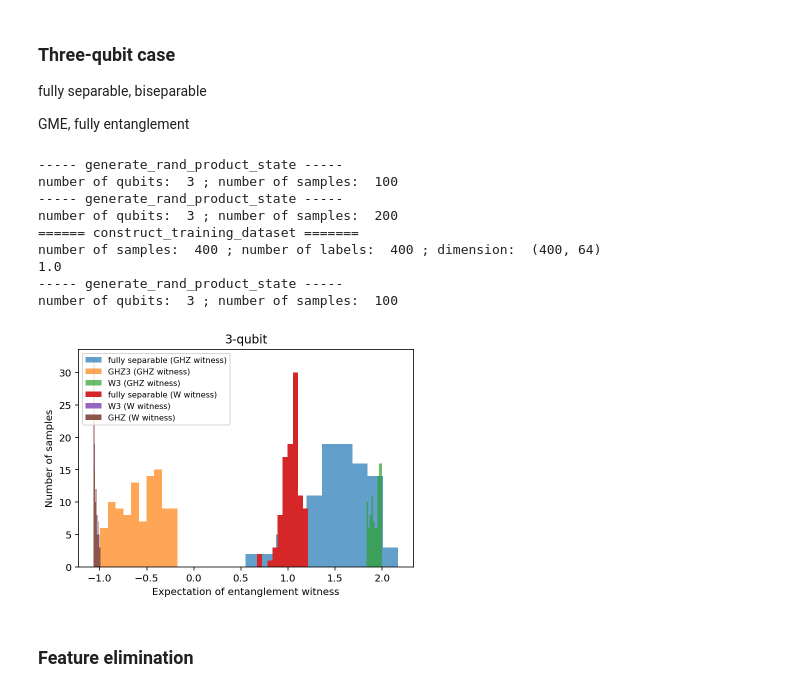
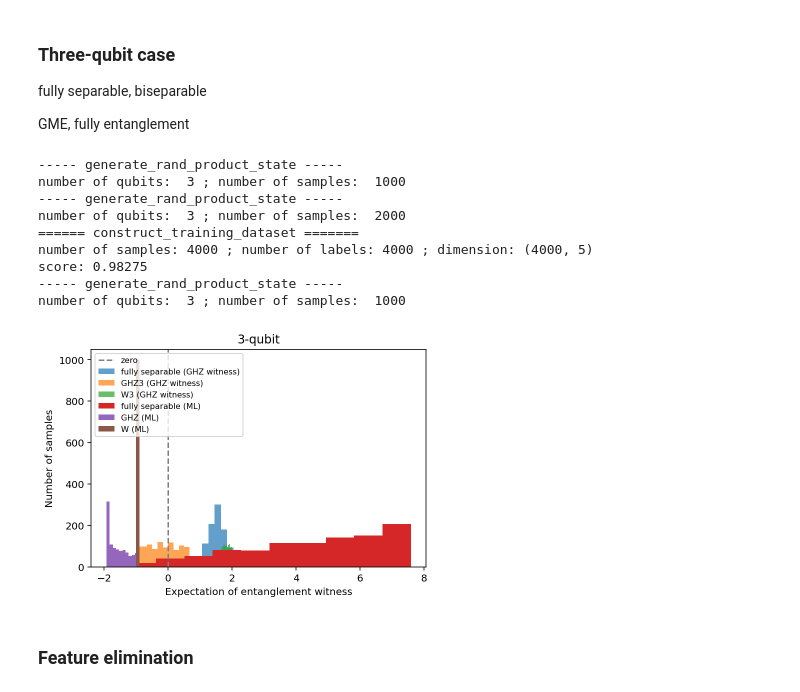
Before and after one commit to Jue-Xu/Entanglement-Witness, a Jupyter notebook: notebook/entangle.ipynb, the cells around one changed output. Drawn from its saved outputs; the diff is of its cells as text; code cells hidden in the pictures.

```diff
--- a/notebook/entangle.ipynb
+++ b/notebook/entangle.ipynb
@@ -518,16 +546,20 @@ fully separable, biseparable
 
 GME, fully entanglement
 # %%
-size_train = 100
-size_test = 100
+size_train = 1000
+size_test = 1000
+
+noise_limit = 2/3
+to_features = 5
 
 # three-qubit tomographic ansatz
 three_pauli = [tensor([a,b,c]) for a in pauli_operators for b in pauli_operators for c in pauli_operators]
+three_pauli = random.sample(three_pauli,to_features)
 
 ## generate training data
 # GHZ and W state samples with white noise
-ghz_3_density = generate_noisy_ghz_ensemble(n=3,m=size_train,noise_limit=1/3)
-w_3_density = generate_noisy_w_ensemble(n=3,m=size_train,noise_limit=1/3)
+ghz_3_density = generate_noisy_ghz_ensemble(n=3,m=size_train,noise_limit=noise_limit)
+w_3_density = generate_noisy_w_ensemble(n=3,m=size_train,noise_limit=noise_limit)
 
 
 # rigorous entanglement witness - local measurements
@@ -556,45 +588,47 @@ for test_set in [generate_rand_product_state(3,size_train), ghz_3_density, w_3_d
 input_states = [generate_rand_product_state(3, 2 * size_train), ghz_3_density, w_3_density]
 labels = [ [1 for i in range(2 * size_train)], [0 for i in range(size_train) ], [0 for i in range(size_train)] ]
 # print(labels)
-X, Y = construct_training_dataset(states=input_states,labels=labels,operators=three_pauli)
+X, y = construct_training_dataset(states=input_states,labels=labels,operators=three_pauli)
 # print(Y)
 clf = svm.SVC()
-clf.fit(X, Y)
-print(clf.score(X, Y))
+clf.fit(X, y)
+print('score:', clf.score(X, y))
 
 ##################### testing ########################
-ghz3_test = generate_noisy_ghz_ensemble(n=3,m=size_test,noise_limit=1/3)
-w3_test = generate_noisy_w_ensemble(n=3,m=size_test,noise_limit=1/3)
+ghz3_test = generate_noisy_ghz_ensemble(n=3,m=size_test,noise_limit=noise_limit)
+w3_test = generate_noisy_w_ensemble(n=3,m=size_test,noise_limit=noise_limit)
 test_dataset = [generate_rand_product_state(3, size_test), ghz3_test, w3_test]
 # test_1 = generate_two_qubit_random_pure_state_PPT(size_test)[1]
 for test_data in test_dataset:
     feature_test = [expect(three_pauli, state) for state in test_data]
     prediction_test = clf.predict(feature_test)
     # print(prediction_three_1)
     decision_test = clf.decision_function(feature_test)
     ax.hist(decision_test)
 
 ##################### plot ########################
+ax.axvline(0.0, ls="--", color="gray")
 # ax.text(4, 0.4, r'$$')
 ax.set_ylabel('Number of samples')
 # ax.set_ylabel(r'$ \tr (W \rho ) $')
 ax.set_xlabel('Expectation of entanglement witness')
 ax.set_title('3-qubit')
-ax.legend(('fully separable (GHZ witness)', 'GHZ3 (GHZ witness)', 'W3 (GHZ witness)', 'fully separable (W witness)','W3 (W witness)', 'GHZ (W witness)', 'fully separable (ML)', 'GHZ (ML)', 'W (ML)'), loc='upper left',prop ={'size': 8})
+ax.legend(('zero', 'fully separable (GHZ witness)', 'GHZ3 (GHZ witness)', 'W3 (GHZ witness)', 'fully separable (ML)', 'GHZ (ML)', 'W (ML)'), loc='upper left',prop ={'size': 8})
+# ax.legend(('zero', 'fully separable (GHZ witness)', 'GHZ3 (GHZ witness)', 'W3 (GHZ witness)', 'fully separable (W witness)','W3 (W witness)', 'GHZ (W witness)', 'fully separable (ML)', 'GHZ (ML)', 'W (ML)'), loc='upper left',prop ={'size': 8})
 
 # fig.show()
 plt.savefig('three_qubit_hist.png', dpi=300)
 # %% [output]
 ----- generate_rand_product_state -----
-number of qubits:  3 ; number of samples:  100
+number of qubits:  3 ; number of samples:  1000
 ----- generate_rand_product_state -----
-number of qubits:  3 ; number of samples:  200
+number of qubits:  3 ; number of samples:  2000
 ====== construct_training_dataset =======
-number of samples:  400 ; number of labels:  400 ; dimension:  (400, 64)
-1.0
+number of samples: 4000 ; number of labels: 4000 ; dimension: (4000, 5)
+score: 0.98275
 ----- generate_rand_product_state -----
-number of qubits:  3 ; number of samples:  100
+number of qubits:  3 ; number of samples:  1000
-[figure, old version]
+[figure, new version]
 # %% [markdown]
 ### Feature elimination
 # %%
```
Also changed, not shown: parts of 5 cells of this notebook, 8 other files.
